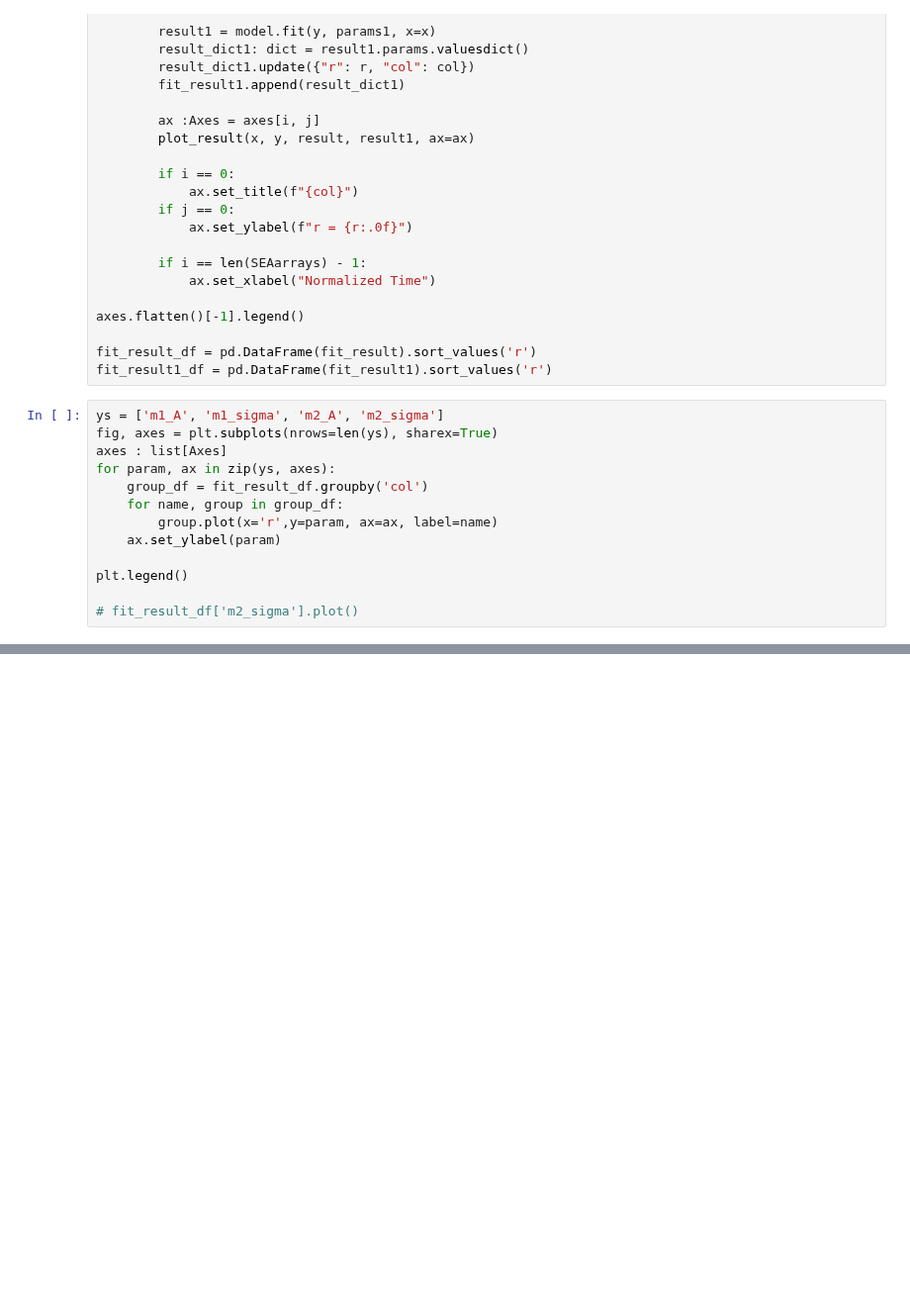
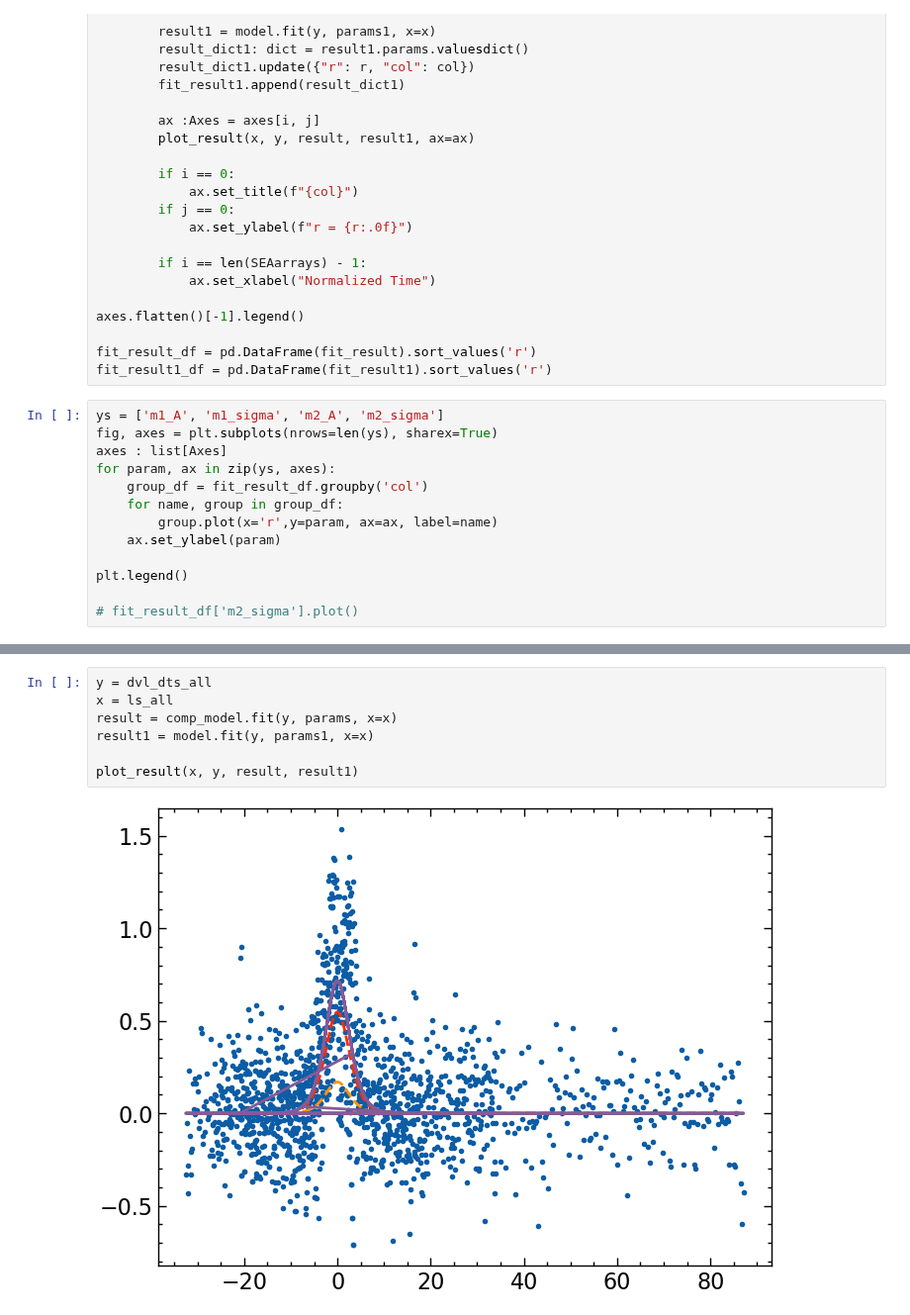
Before and after one commit to Beforerr/ids_spatial_evolution_juno, a Jupyter notebook: notebooks/05_sea.out.ipynb, the cells around one changed output, grey strips where cells are left out. Shown at 99% size. Saved outputs shown, nothing was run; the diff lists cells and outputs as text; blank space fills up the shorter version.

```diff
--- a/notebooks/05_sea.out.ipynb
+++ b/notebooks/05_sea.out.ipynb
@@ -392,0 +461,9 @@ ids_ds.plot_candidates(num=20, plot_fit_data=True, predicates=(pl.col('fit.stat.
+# %%
+y = dvl_dts_all
+x = ls_all
+result = comp_model.fit(y, params, x=x)
+result1 = model.fit(y, params1, x=x)
+
+plot_result(x, y, result, result1)
+# %% [output]
+[figure, added]
```
Also changed, not shown: parts of 24 cells of this notebook, 25 other files.
